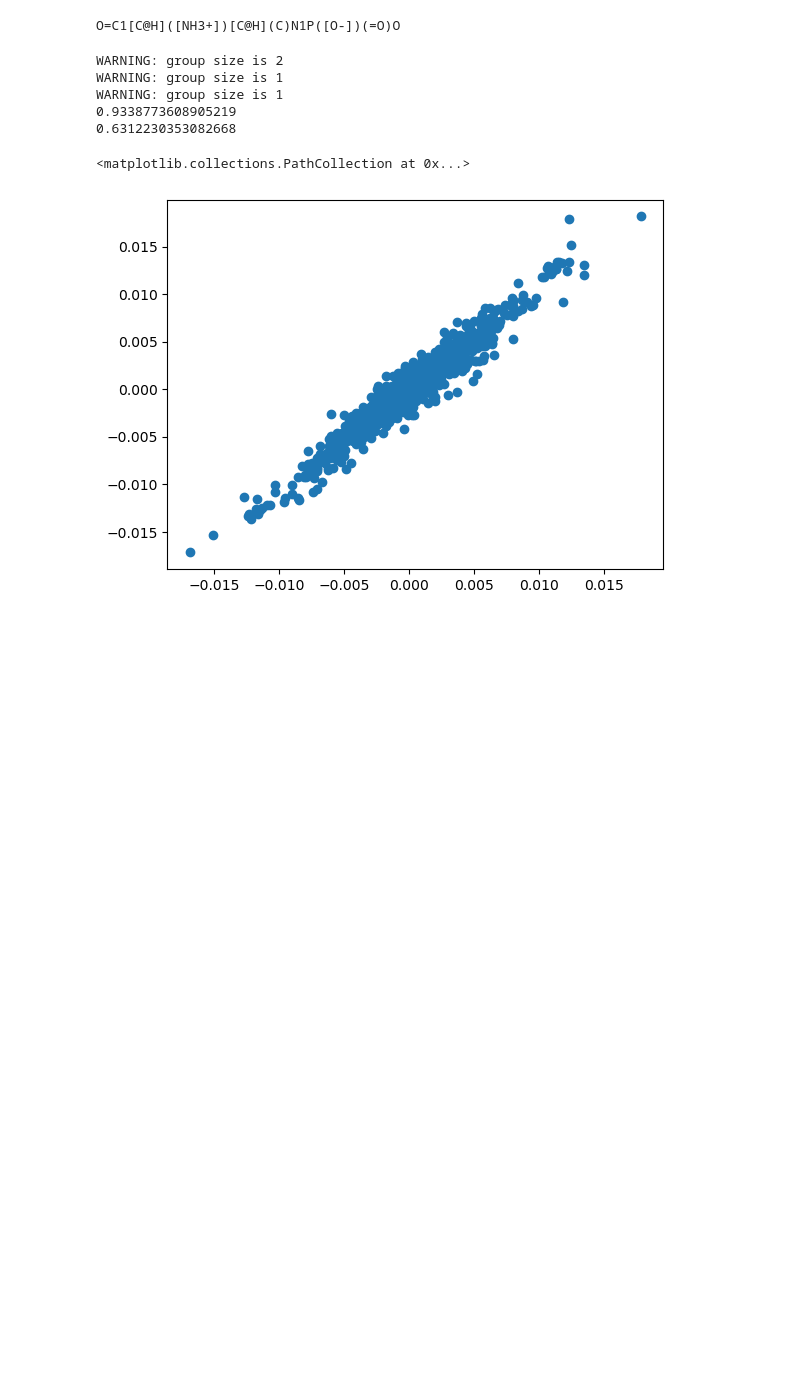
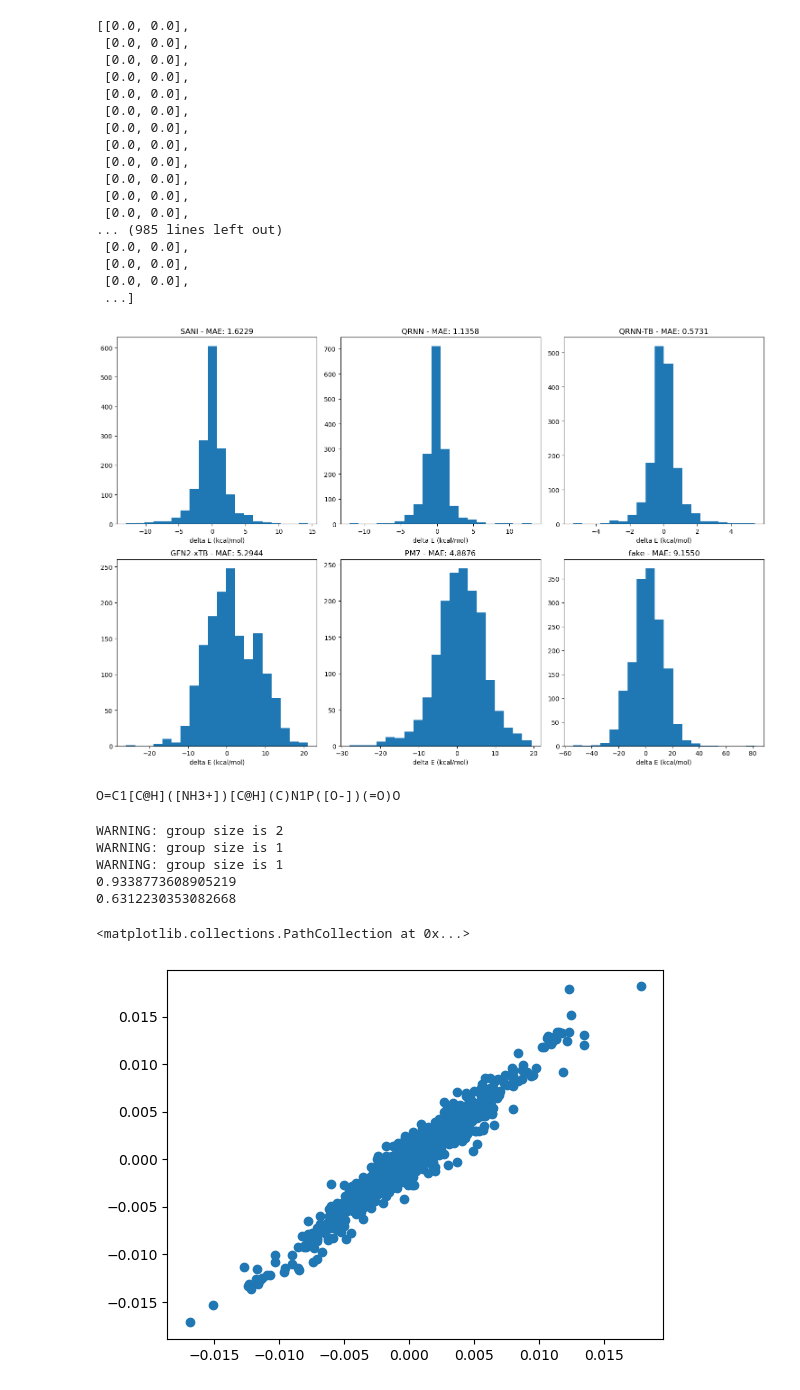
Before and after one commit to WangXinyan940/schrodinger-nnp-benchmark, a Jupyter notebook: test.ipynb, the cells around one changed output. Saved outputs shown, nothing was run; the diff lists cells and outputs as text; code cells hidden in the pictures; blank space fills up the shorter version.

```diff
--- a/test.ipynb
+++ b/test.ipynb
@@ -197,3 +317,24 @@ hu[0].energies
+# %%
+compute_tautobase(calculator=calc, name="fake")
+# %% [output]
+[[0.0, 0.0],
+ [0.0, 0.0],
+ [0.0, 0.0],
+ [0.0, 0.0],
+ [0.0, 0.0],
+ [0.0, 0.0],
+ [0.0, 0.0],
+ [0.0, 0.0],
+ [0.0, 0.0],
+ [0.0, 0.0],
+ [0.0, 0.0],
+ [0.0, 0.0],
+... (985 lines left out)
+ [0.0, 0.0],
+ [0.0, 0.0],
+ [0.0, 0.0],
+ ...]
+[figure, added]
 # %%
 import numpy as np
 from sch_benchmark.io import load_hutchison_task
```
Also changed, not shown: parts of 6 cells of this notebook, 1 other file.
